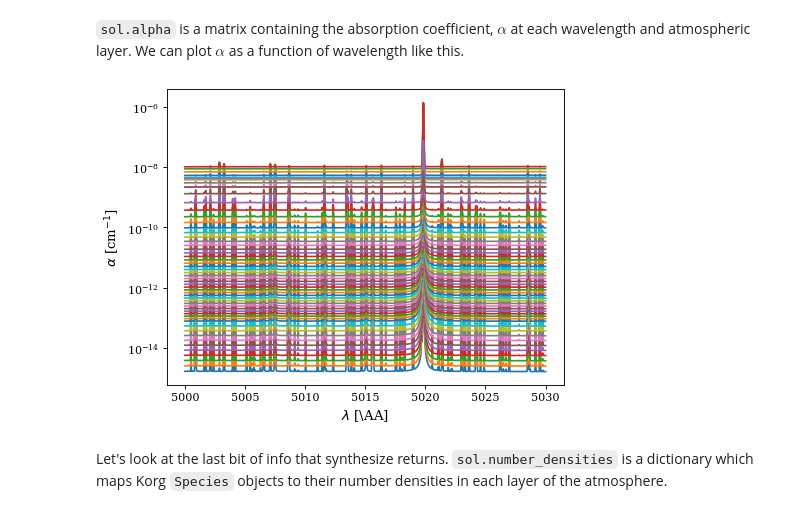
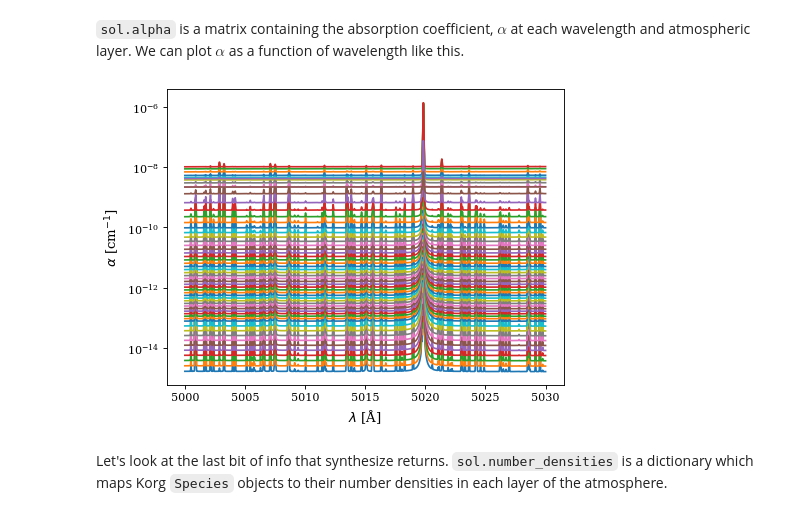
Before and after one commit to ajwheeler/Korg.jl, a Jupyter notebook: misc/Tutorial notebooks/Tutorial.ipynb, the cells around one changed output. Drawn from its saved outputs; the diff is of its cells as text; code cells hidden in the pictures.

```diff
--- a/misc/Tutorial notebooks/Tutorial.ipynb
+++ b/misc/Tutorial notebooks/Tutorial.ipynb
@@ -110,10 +110,10 @@ legend();
 # %%
 plot(sol.wavelengths, sol.alpha'); # sol.alpha' is the adjoint of sol.alpha.
 yscale("log")
-xlabel(L"$\lambda$ [\AA]")
+xlabel(L"$\lambda$ [Å]")
 ylabel(L"$\alpha$ [cm$^{-1}$]");
 # %% [output]
-[figure, old version]
+[figure, new version]
 # %% [markdown]
 Let's look at the last bit of info that synthesize returns.  `sol.number_densities` is a dictionary which maps Korg `Species` objects to their number densities in each layer of the atmosphere.
 # %%
```
Also changed, not shown: parts of 6 cells of this notebook.
